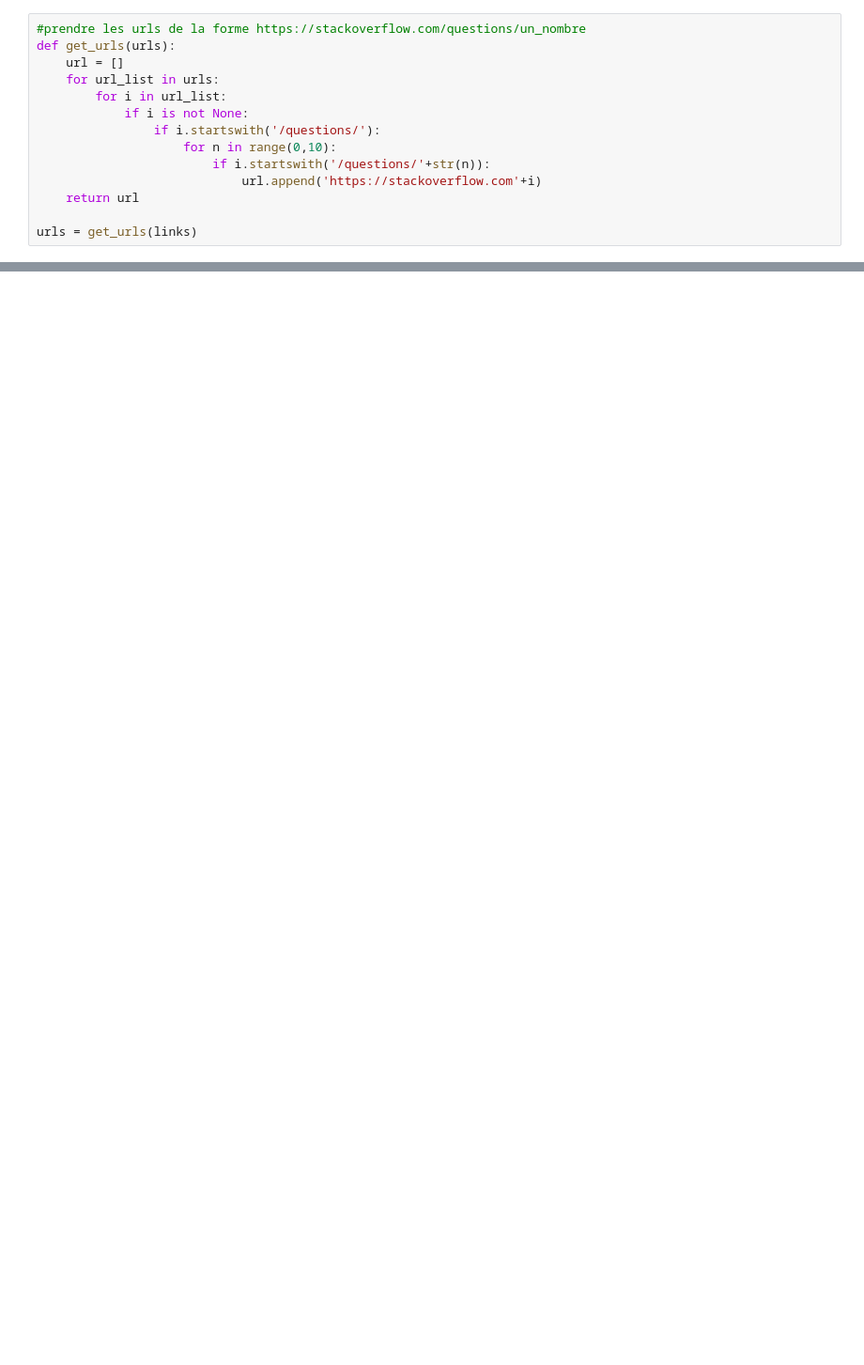
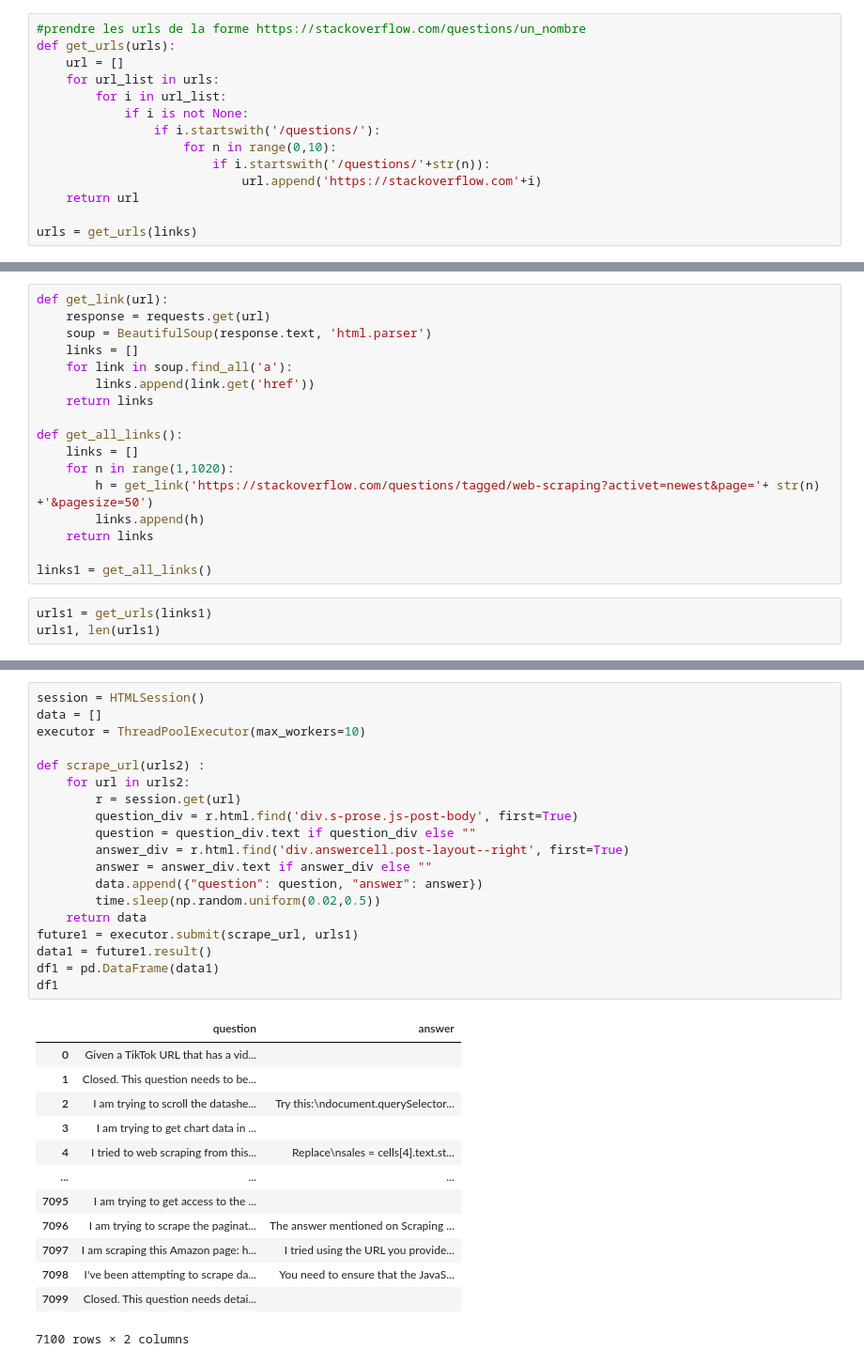
Before and after one commit to jbouniol/LeScrapper, a Jupyter notebook: scraping_overflow.ipynb, the cells around one changed output, grey strips where cells are left out. Shown at 94% size. Saved outputs shown, nothing was run; the diff lists cells and outputs as text; blank space fills up the shorter version.

```diff
--- a/scraping_overflow.ipynb
+++ b/scraping_overflow.ipynb
@@ -54,0 +89,20 @@ data
+# %%
+def get_link(url):
+    response = requests.get(url)
+    soup = BeautifulSoup(response.text, 'html.parser')
+    links = []
+    for link in soup.find_all('a'):
+        links.append(link.get('href'))
+    return links
+
+def get_all_links():
+    links = []
+    for n in range(1,1020):
+        h = get_link('https://stackoverflow.com/questions/tagged/web-scraping?activet=newest&page='+ str(n) +'&pagesize=50')
+        links.append(h)
+    return links
+
+links1 = get_all_links()
+# %%
+urls1 = get_urls(links1)
+urls1, len(urls1)
@@ -54,0 +127,33 @@ data
+# %%
+session = HTMLSession()
+data = []
+executor = ThreadPoolExecutor(max_workers=10)
+
+def scrape_url(urls2) :
+    for url in urls2:
+        r = session.get(url)
+        question_div = r.html.find('div.s-prose.js-post-body', first=True)
+        question = question_div.text if question_div else ""
+        answer_div = r.html.find('div.answercell.post-layout--right', first=True)
+        answer = answer_div.text if answer_div else ""
+        data.append({"question": question, "answer": answer})
+        time.sleep(np.random.uniform(0.02,0.5))
+    return data
+future1 = executor.submit(scrape_url, urls1)
+data1 = future1.result()
+df1 = pd.DataFrame(data1)
+df1
+# %% [output]
+|  | question | answer |
+| 0 | Given a TikTok URL that has a vid... |  |
+| 1 | Closed. This question needs to be... |  |
+| 2 | I am trying to scroll the datashe... | Try this:\ndocument.querySelector... |
+| 3 | I am trying to get chart data in ... |  |
+| 4 | I tried to web scraping from this... | Replace\nsales = cells[4].text.st... |
+| ... | ... | ... |
+| 7095 | I am trying to get access to the ... |  |
+| 7096 | I am trying to scrape the paginat... | The answer mentioned on Scraping ... |
+| 7097 | I am scraping this Amazon page: h... | I tried using the URL you provide... |
+| 7098 | I've been attempting to scrape da... | You need to ensure that the JavaS... |
+| 7099 | Closed. This question needs detai... |  |
+7100 rows × 2 columns
```
Also changed, not shown: parts of 8 cells of this notebook.
